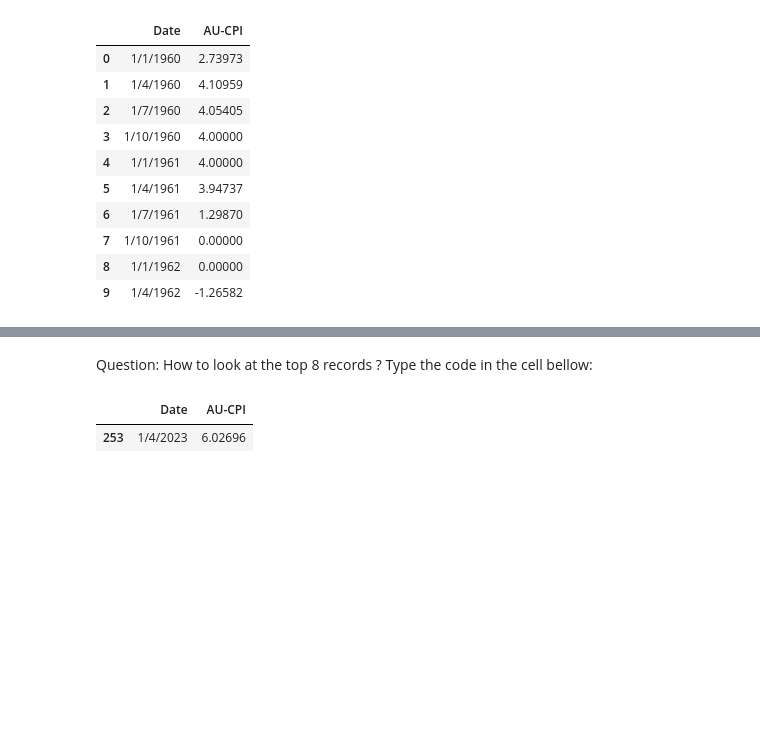
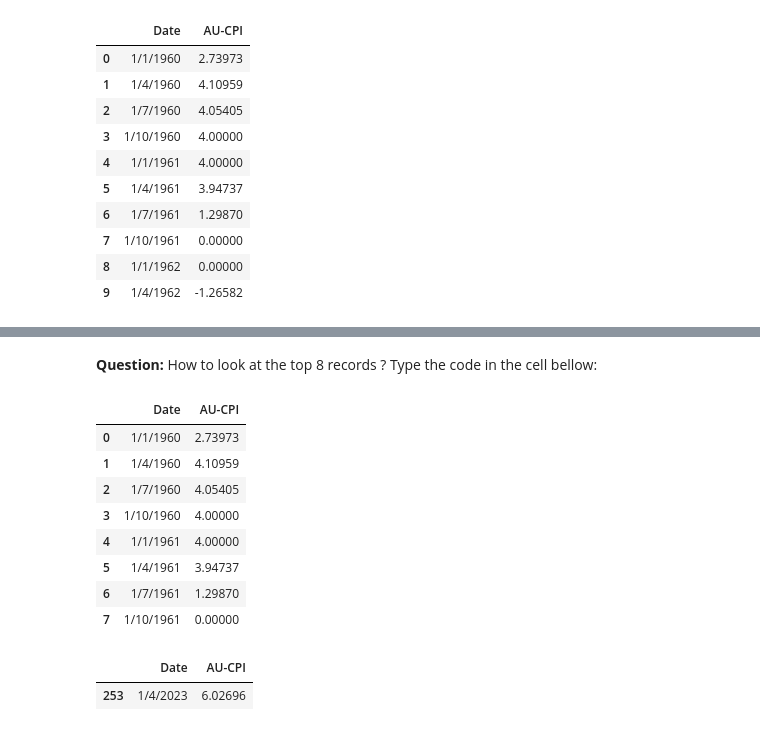
Before and after one commit to clarkian-teachings/data5k, a Jupyter notebook: week_01/week_1_notebook.ipynb, the cells around one changed output, grey strips where cells are left out. Drawn from its saved outputs; the diff is of its cells as text; code cells hidden in the pictures; blank space fills up the shorter version.

```diff
--- a/week_01/week_1_notebook.ipynb
+++ b/week_01/week_1_notebook.ipynb
@@ -33,6 +42,20 @@ df.head(10) # have a look at the top 10 records
+# %%
+df = pd.read_csv('aus_cpi.csv')   # this will only work once the file aus_cpi.csv is uploaded successfully!
 # %% [markdown]
-Question: How to look at the top 8 records ?
+**Question:** How to look at the top 8 records ?
 Type the code in the cell bellow:
+# %%
+df.head(8) # Look at the top 8 records
+# %% [output]
+|  | Date | AU-CPI |
+| 0 | 1/1/1960 | 2.73973 |
+| 1 | 1/4/1960 | 4.10959 |
+| 2 | 1/7/1960 | 4.05405 |
+| 3 | 1/10/1960 | 4.00000 |
+| 4 | 1/1/1961 | 4.00000 |
+| 5 | 1/4/1961 | 3.94737 |
+| 6 | 1/7/1961 | 1.29870 |
+| 7 | 1/10/1961 | 0.00000 |
 # %%
 df.tail(1) # Look at the bottom 1 record
 # %% [output]
```
Also changed, not shown: parts of 17 cells of this notebook, 8 other files.
